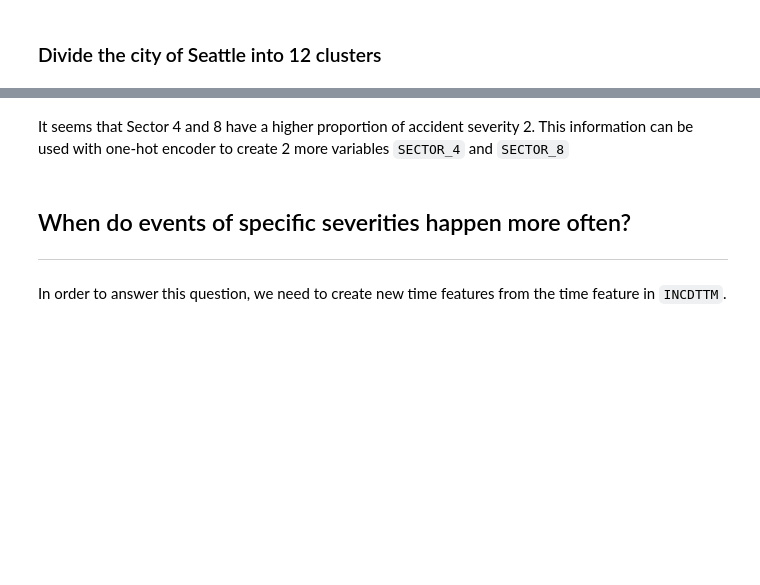
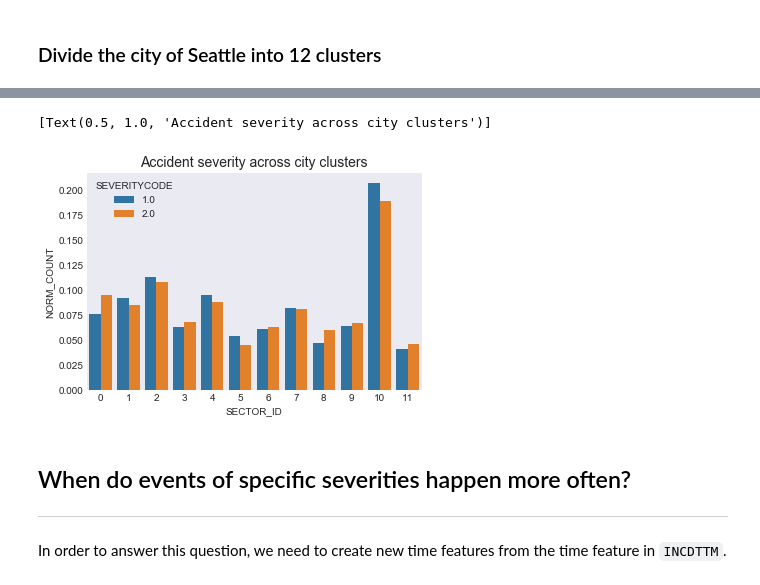
Before and after one commit to joseferncruz/coursera-capstone, a Jupyter notebook: notebooks/ibm_capstone_nb01.ipynb, the cells around one changed output, grey strips where cells are left out. Drawn from its saved outputs; the diff is of its cells as text; code cells hidden in the pictures; blank space fills up the shorter version.

```diff
--- a/notebooks/ibm_capstone_nb01.ipynb
+++ b/notebooks/ibm_capstone_nb01.ipynb
@@ -213,6 +290,9 @@ df['SECTOR_ID'] = labels
 result = df.groupby(['SEVERITYCODE'])['SECTOR_ID'].value_counts(normalize=True).to_frame('NORM_COUNT').reset_index()
 result.sort_values('NORM_COUNT', inplace=True)
 # %%
-sns.barplot(x='SECTOR_ID', y='NORM_COUNT', data=result, hue='SEVERITYCODE', )
+fig, ax = plt.subplots()
+sns.barplot(x='SECTOR_ID', y='NORM_COUNT', data=result, hue='SEVERITYCODE', ax=ax)
+ax.set(title='Accident severity across city clusters')
+# %% [output]
+[Text(0.5, 1.0, 'Accident severity across city clusters')]
+[figure, added]
-# %% [markdown]
-It seems that Sector 4 and 8 have a higher proportion of accident severity 2. This information can be used with one-hot encoder to create 2 more variables `SECTOR_4` and `SECTOR_8`
```
Also changed, not shown: parts of 75 cells of this notebook.
